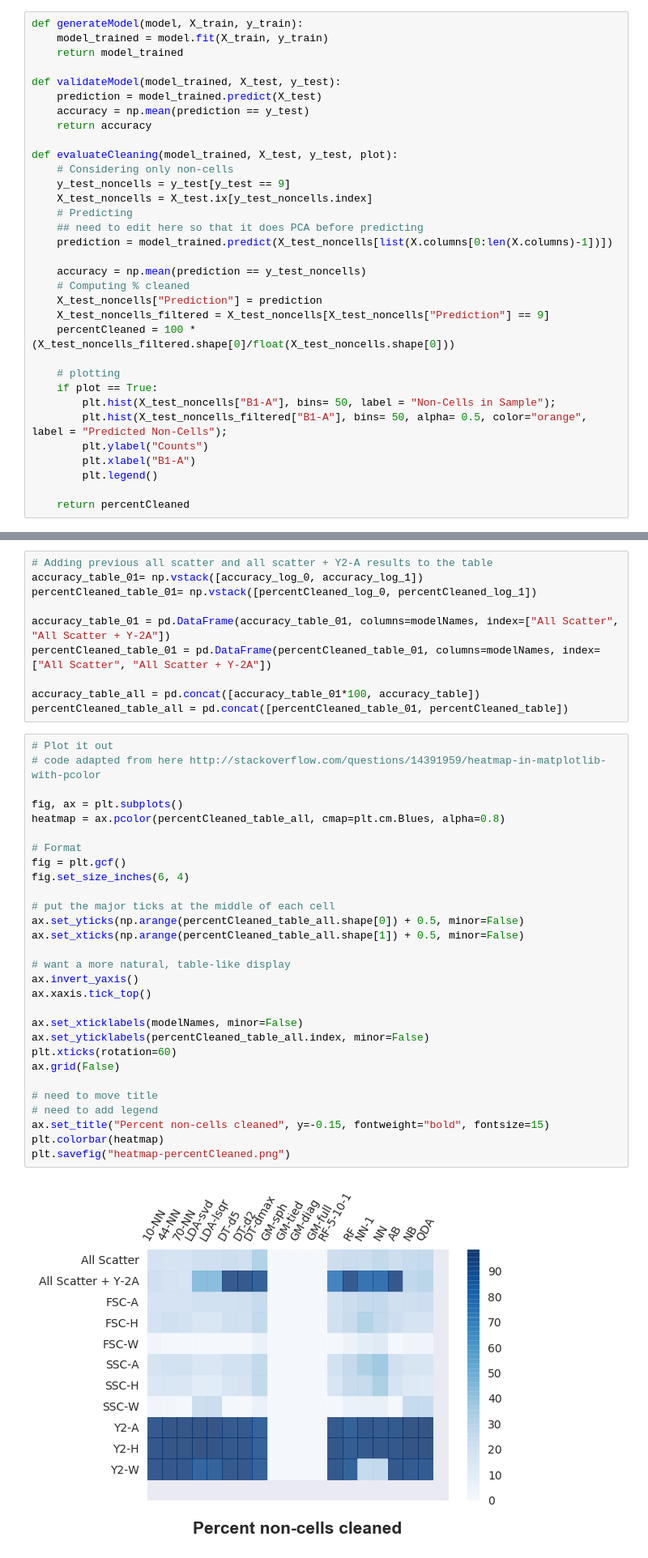
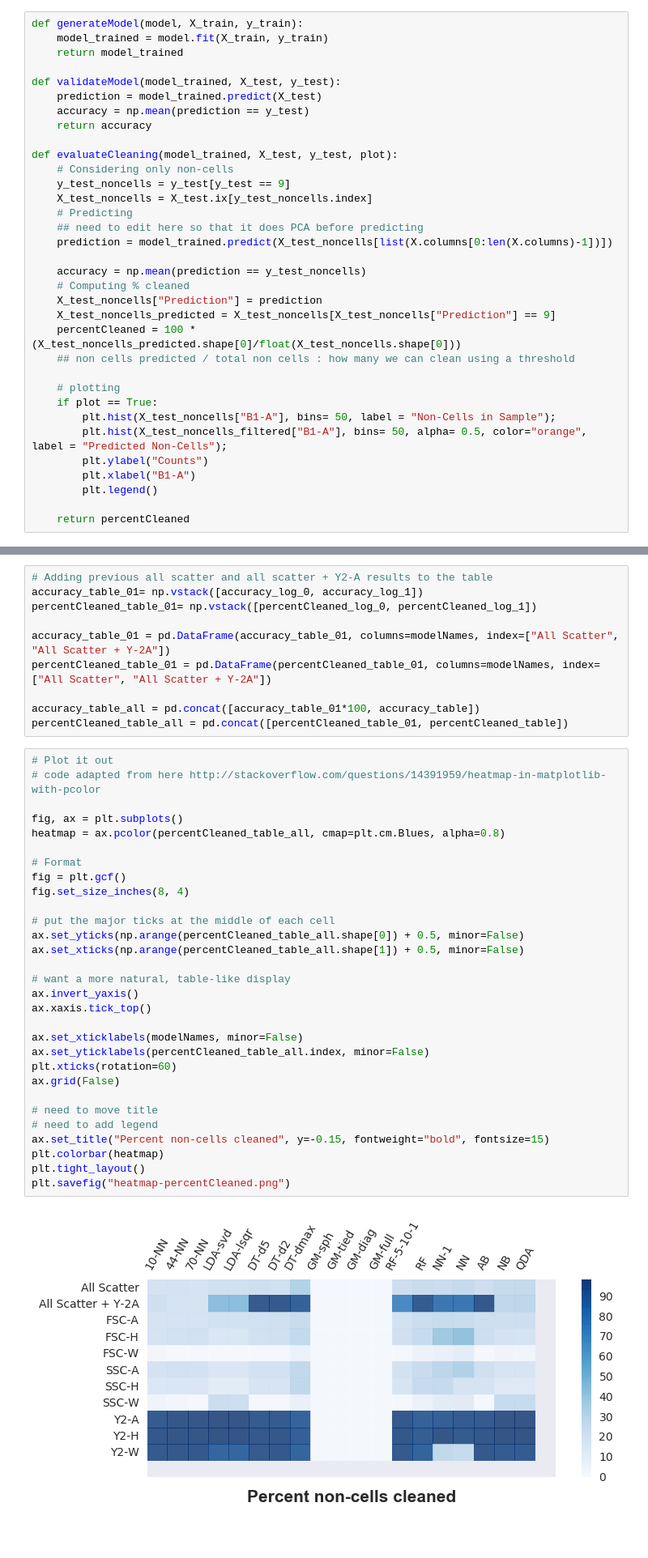
Before and after one commit to jason-ship-it/flow-cytometry_machine-learning, a Jupyter notebook: FlowCytometry-MachineLearningForGating.ipynb, the cells around one changed output, grey strips where cells are left out. Shown: that part at 81% size. Drawn from its saved outputs; the diff is of its cells as text; blank space fills up the shorter version.

Commit message:
Fixed some plots.

```diff
--- a/FlowCytometry-MachineLearningForGating.ipynb
+++ b/FlowCytometry-MachineLearningForGating.ipynb
@@ -195,8 +206,9 @@ def evaluateCleaning(model_trained, X_test, y_test, plot):
     accuracy = np.mean(prediction == y_test_noncells)
     # Computing % cleaned
     X_test_noncells["Prediction"] = prediction
-    X_test_noncells_filtered = X_test_noncells[X_test_noncells["Prediction"] == 9]
-    percentCleaned = 100 * (X_test_noncells_filtered.shape[0]/float(X_test_noncells.shape[0]))
+    X_test_noncells_predicted = X_test_noncells[X_test_noncells["Prediction"] == 9]
+    percentCleaned = 100 * (X_test_noncells_predicted.shape[0]/float(X_test_noncells.shape[0]))
+    ## non cells predicted / total non cells : how many we can clean using a threshold
 
     # plotting
     if plot == True:
@@ -437,34 +472,35 @@ percentCleaned_table_all = pd.concat([percentCleaned_table_01, percentCleaned_ta
 # %%
 # Plot it out
 # code adapted from here http://stackoverflow.com/questions/14391959/heatmap-in-matplotlib-with-pcolor
 
 fig, ax = plt.subplots()
 heatmap = ax.pcolor(percentCleaned_table_all, cmap=plt.cm.Blues, alpha=0.8)
 
 # Format
 fig = plt.gcf()
-fig.set_size_inches(6, 4)
+fig.set_size_inches(8, 4)
 
 # put the major ticks at the middle of each cell
 ax.set_yticks(np.arange(percentCleaned_table_all.shape[0]) + 0.5, minor=False)
 ax.set_xticks(np.arange(percentCleaned_table_all.shape[1]) + 0.5, minor=False)
 
 # want a more natural, table-like display
 ax.invert_yaxis()
 ax.xaxis.tick_top()
 
 ax.set_xticklabels(modelNames, minor=False)
 ax.set_yticklabels(percentCleaned_table_all.index, minor=False)
 plt.xticks(rotation=60)
 ax.grid(False)
 
 # need to move title
 # need to add legend
 ax.set_title("Percent non-cells cleaned", y=-0.15, fontweight="bold", fontsize=15)
 plt.colorbar(heatmap)
+plt.tight_layout()
 plt.savefig("heatmap-percentCleaned.png")
 # %% [output]
-[figure, old version]
+[figure, new version]
 # %%
 # Plot it out
 # code adapted from here http://stackoverflow.com/questions/14391959/heatmap-in-matplotlib-with-pcolor
```
Also changed, not shown: parts of 19 cells of this notebook, 9 other files.
